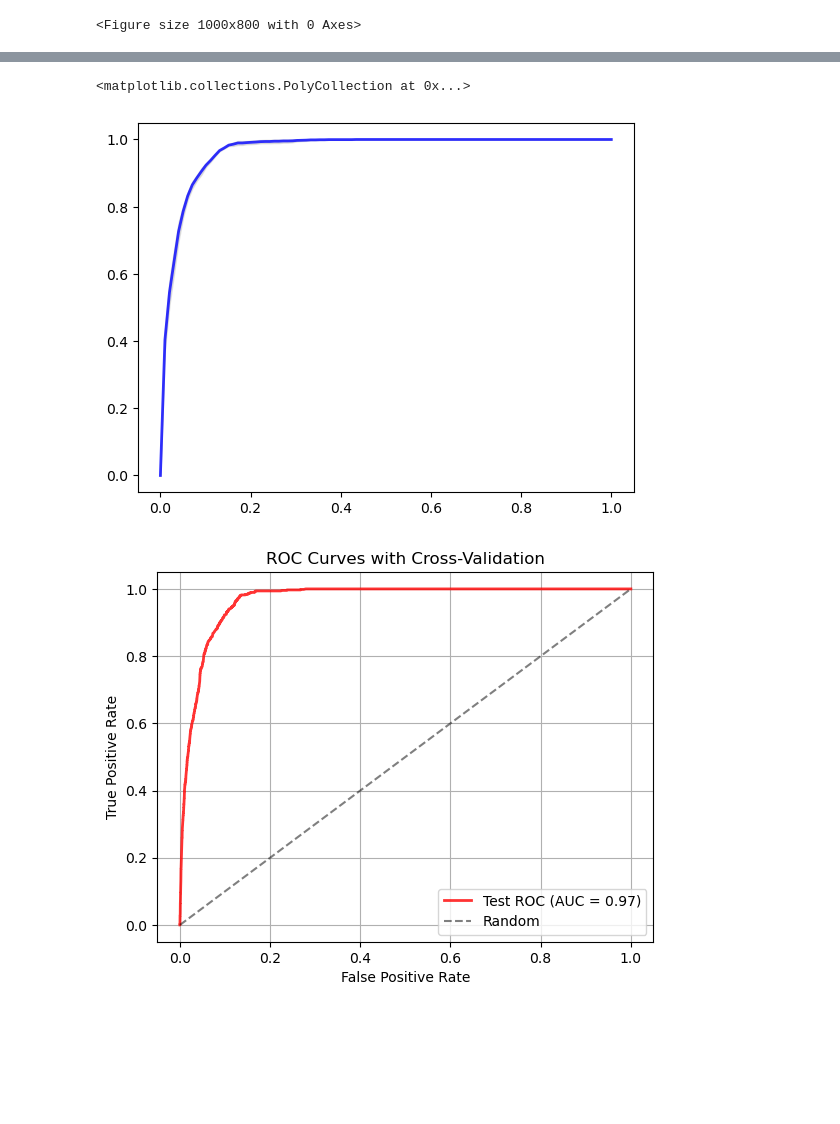
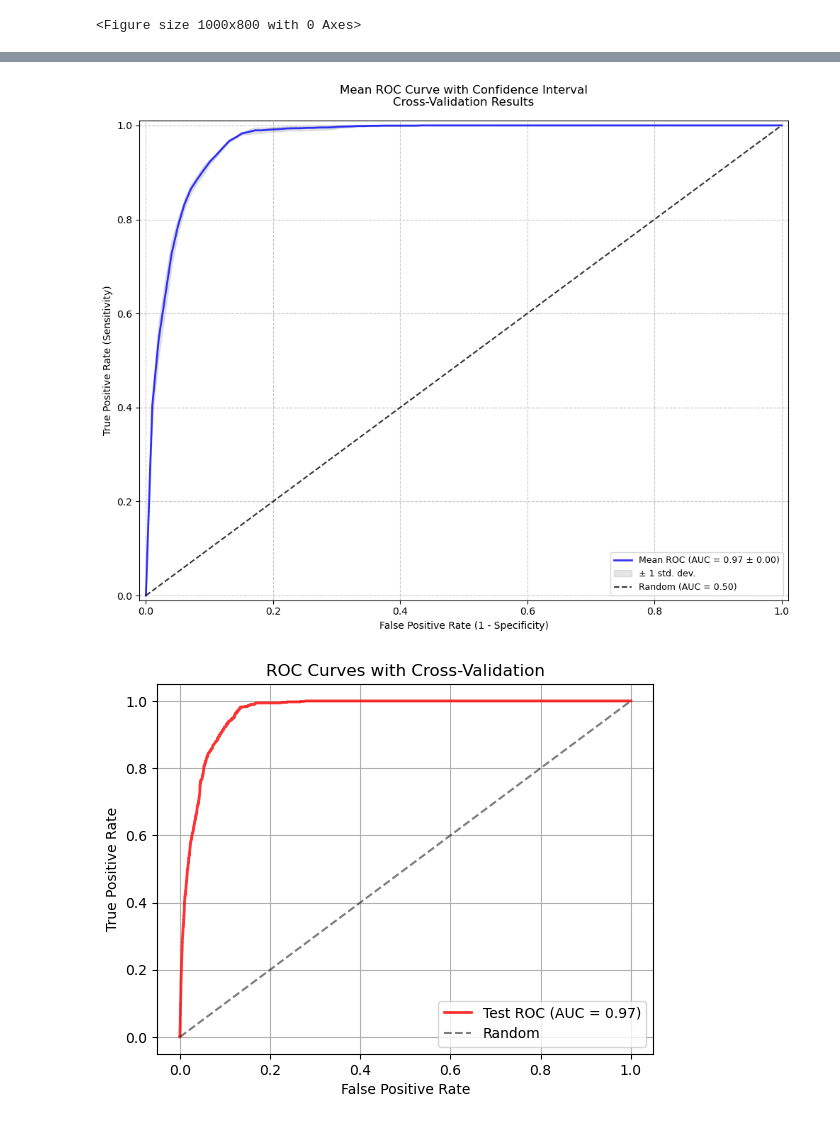
Before and after one commit to zeroday-zaddy/gmu-cs504-fa24-project, a Jupyter notebook: logistic_regression.ipynb, the cells around one changed output, grey strips where cells are left out. Cells and saved outputs as stored; diff of their text form; code cells hidden in the pictures; blank space fills up the shorter version.

Commit message:
improved visualization and logic for it

```diff
--- a/logistic_regression.ipynb
+++ b/logistic_regression.ipynb
@@ -165,6 +165,8 @@ cv = StratifiedKFold(n_splits=n_splits, shuffle=True, random_state=42)
 cv_scores = []
 tprs = []
 aucs = []
+fprs = []
+all_tprs = []
 mean_fpr = np.linspace(0, 1, 100)
 
 # Create figure for ROC curves
@@ -175,8 +177,9 @@ plt.figure(figsize=(10, 8))
 # %%
 from sklearn.metrics import roc_curve, auc, accuracy_score, classification_report, confusion_matrix
 # %%
-# Perform cross-validation and plot ROC curves
+# Training and evaluation loop
 for fold, (train_idx, val_idx) in enumerate(cv.split(X_train, y_train)):
+    # Split data for this fold
     X_fold_train, X_fold_val = X_train.iloc[train_idx], X_train.iloc[val_idx]
     y_fold_train, y_fold_val = y_train.iloc[train_idx], y_train.iloc[val_idx]
 
@@ -189,12 +192,13 @@ for fold, (train_idx, val_idx) in enumerate(cv.split(X_train, y_train)):
     fold_score = accuracy_score(y_fold_val, y_fold_pred)
     cv_scores.append(fold_score)
 
-    # Compute ROC curve and plot
+    # Compute ROC curve
     y_fold_proba = model.predict_proba(X_fold_val)[:, 1]
     fpr, tpr, _ = roc_curve(y_fold_val, y_fold_proba)
 
-    plt.plot(fpr, tpr, lw=1, alpha=0.3,
-             label=f'ROC fold {fold+1} (AUC = {auc(fpr, tpr):.2f})')
+    # Store results
+    fprs.append(fpr)
+    all_tprs.append(tpr)
 
     # Store interpolated TPR values
     interp_tpr = np.interp(mean_fpr, fpr, tpr)
@@ -206,22 +233,46 @@ for fold, (train_idx, val_idx) in enumerate(cv.split(X_train, y_train)):
 # %%
+plt.figure(figsize=(10, 8))  # Create new figure with specified size
+
 # Plot mean ROC curve and confidence interval
 mean_tpr = np.mean(tprs, axis=0)
 mean_tpr[-1] = 1.0
 mean_auc = np.mean(aucs)
 std_auc = np.std(aucs)
 
 plt.plot(mean_fpr, mean_tpr, 'b-',
          label=f'Mean ROC (AUC = {mean_auc:.2f} ± {std_auc:.2f})',
          lw=2, alpha=0.8)
 
+# Plot confidence interval
 std_tpr = np.std(tprs, axis=0)
 tprs_upper = np.minimum(mean_tpr + std_tpr, 1)
 tprs_lower = np.maximum(mean_tpr - std_tpr, 0)
 plt.fill_between(mean_fpr, tprs_lower, tprs_upper, color='grey', alpha=0.2,
                  label=f'± 1 std. dev.')
+
+# Add title and axis labels
+plt.title('Mean ROC Curve with Confidence Interval\nCross-Validation Results',
+          fontsize=12, pad=15)
+plt.xlabel('False Positive Rate (1 - Specificity)', fontsize=10)
+plt.ylabel('True Positive Rate (Sensitivity)', fontsize=10)
+
+# Add grid for better readability
+plt.grid(True, linestyle='--', alpha=0.7)
+
+# Plot diagonal reference line for random classifier
+plt.plot([0, 1], [0, 1], 'k--', label='Random (AUC = 0.50)', alpha=0.8)
+
+# Customize legend
+plt.legend(loc='lower right', fontsize=9, framealpha=0.8)
+
+# Set axis limits
+plt.xlim([-0.01, 1.01])
+plt.ylim([-0.01, 1.01])
+
+# Ensure plot is contained within axes
+plt.tight_layout()
 # %% [output]
-<matplotlib.collections.PolyCollection at 0x...>
-[figure, old version]
+[figure, new version]
 # %%
 # Add final test set ROC curve
 final_model = LogisticRegression(max_iter=1000)
```
Also changed, not shown: parts of 14 cells of this notebook, 2 other files.
